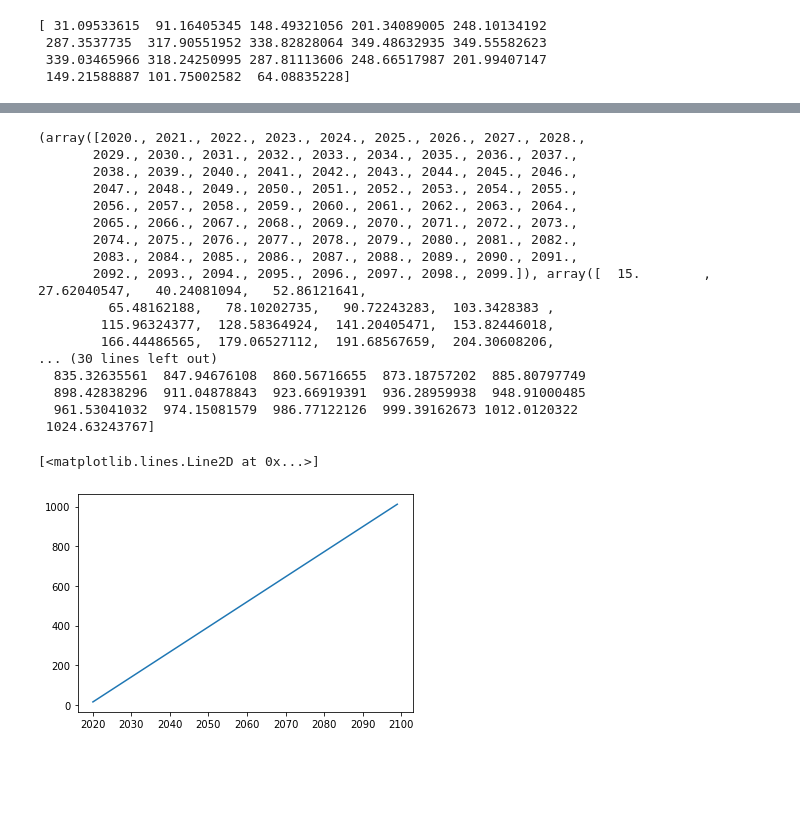
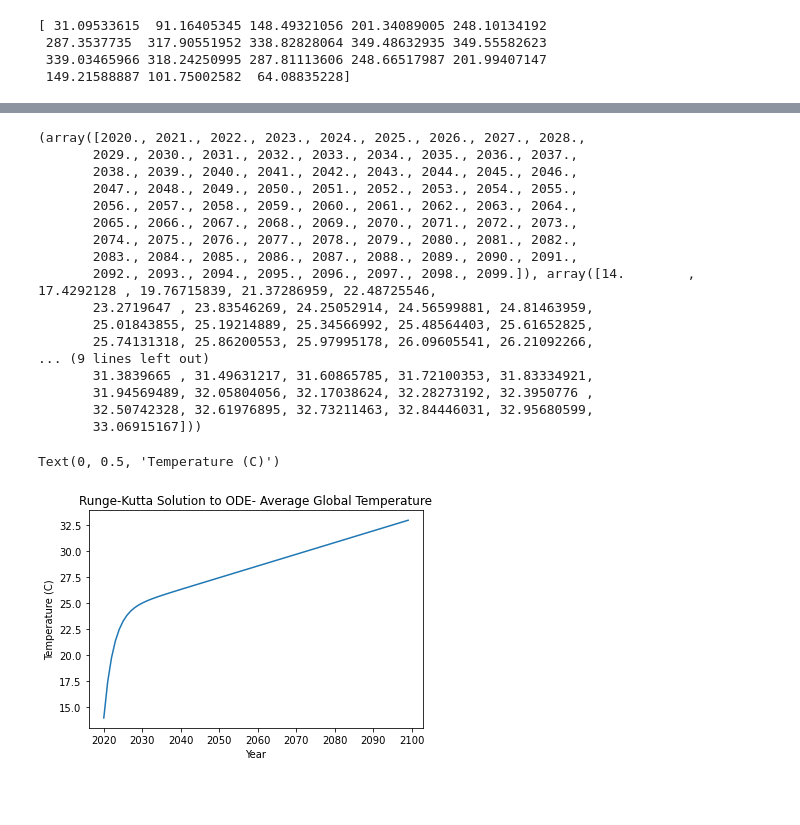
Before and after one commit to clintonmacadam/atsc409project, a Jupyter notebook: 1d_radiativemodel_updated_2.ipynb, the cells around one changed output, grey strips where cells are left out. Drawn from its saved outputs; the diff is of its cells as text; code cells hidden in the pictures; blank space fills up the shorter version.

```diff
--- a/1d_radiativemodel_updated_2.ipynb
+++ b/1d_radiativemodel_updated_2.ipynb
@@ -155,23 +177,20 @@ def rk4(f, x0, y0, x1, n):
     x = np.arange(x0, x1, h)
     y = np.zeros((n + 1))
     y[0] = y0
-    for i in range(n):
+    for i in range(80):
         k1 = h * f(x[i],y[i])
         k2 = h * f(x[i] + h / 2, y[i] + k1 / 2)
         k3 = h * f(x[i] + h / 2, y[i] + k2 / 2)
         k4 = h * f(x[i] + h, y[i] + k3)
-        y[i+1] = y[i] + (k1 + 2 * k2 + 2 * k3 + k4) / 6
+        y[i+1] = y[i] + ((k1 + 2 * k2 + 2 * k3 + k4) / 6)[i]
     return x, y
 # %%
 time=np.linspace(2020,2100,80)
-temp_rk4=rk4((solve_temp_ode),2020,15,2100,80)
+temp_rk4=rk4((solve_temp_ode),2020,14,2100,80)
 print(temp_rk4)
 time1=temp_rk4[0]
 temp1=temp_rk4[1]
 temp2=temp1[0:80]
-for i in range(len(temp2)-1):
-    temp3=temp2[i+1]-temp2[i]
-print(temp1)
 # %% [output]
 (array([2020., 2021., 2022., 2023., 2024., 2025., 2026., 2027., 2028.,
        2029., 2030., 2031., 2032., 2033., 2034., 2035., 2036., 2037.,
@@ -181,20 +200,23 @@ print(temp1)
        2065., 2066., 2067., 2068., 2069., 2070., 2071., 2072., 2073.,
        2074., 2075., 2076., 2077., 2078., 2079., 2080., 2081., 2082.,
        2083., 2084., 2085., 2086., 2087., 2088., 2089., 2090., 2091.,
-       2092., 2093., 2094., 2095., 2096., 2097., 2098., 2099.]), array([  15.        ,   27.62040547,   40.24081094,   52.86121641,
-         65.48162188,   78.10202735,   90.72243283,  103.3428383 ,
-        115.96324377,  128.58364924,  141.20405471,  153.82446018,
-        166.44486565,  179.06527112,  191.68567659,  204.30608206,
-... (30 lines left out)
-  835.32635561  847.94676108  860.56716655  873.18757202  885.80797749
-  898.42838296  911.04878843  923.66919391  936.28959938  948.91000485
-  961.53041032  974.15081579  986.77122126  999.39162673 1012.0120322
- 1024.63243767]
+       2092., 2093., 2094., 2095., 2096., 2097., 2098., 2099.]), array([14.        , 17.4292128 , 19.76715839, 21.37286959, 22.48725546,
+       23.2719647 , 23.83546269, 24.25052914, 24.56599881, 24.81463959,
+       25.01843855, 25.19214889, 25.34566992, 25.48564403, 25.61652825,
+       25.74131318, 25.86200553, 25.97995178, 26.09605541, 26.21092266,
+... (9 lines left out)
+       31.3839665 , 31.49631217, 31.60865785, 31.72100353, 31.83334921,
+       31.94569489, 32.05804056, 32.17038624, 32.28273192, 32.3950776 ,
+       32.50742328, 32.61976895, 32.73211463, 32.84446031, 32.95680599,
+       33.06915167]))
-# %%
-plt.plot(time1,temp2)
-# %% [output]
-[<matplotlib.lines.Line2D at 0x...>]
-[figure, removed]
+# %%
+plt.plot(time1,temp2)
+plt.title('Runge-Kutta Solution to ODE- Average Global Temperature')
+plt.xlabel('Year')
+plt.ylabel('Temperature (C)')
+# %% [output]
+Text(0, 0.5, 'Temperature (C)')
+[figure, added]
 # %%
 temp=np.zeros(num_lat_zones)
 temp_avg=np.zeros(num_lat_zones)
@@ -221,3 +243,5 @@ solar_mult=np.zeros(140)
 #plt.title('Average Temperature versus Solar Multiplier')
 #xlabel('Solar Multiplier')
 #ylabel('Average Temperature')
+# %% [markdown]
+#
```
Also changed, not shown: parts of 3 cells of this notebook.
